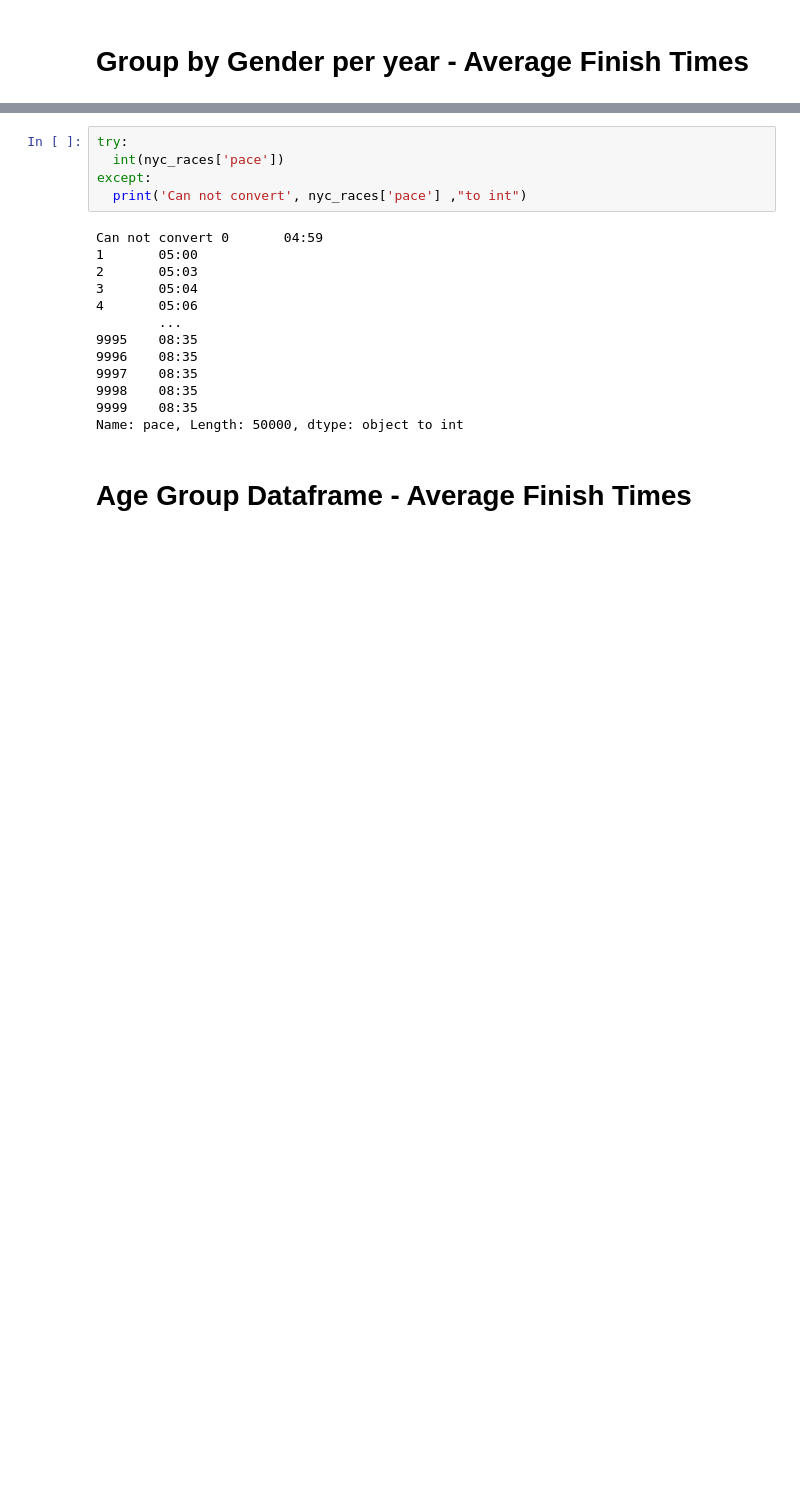
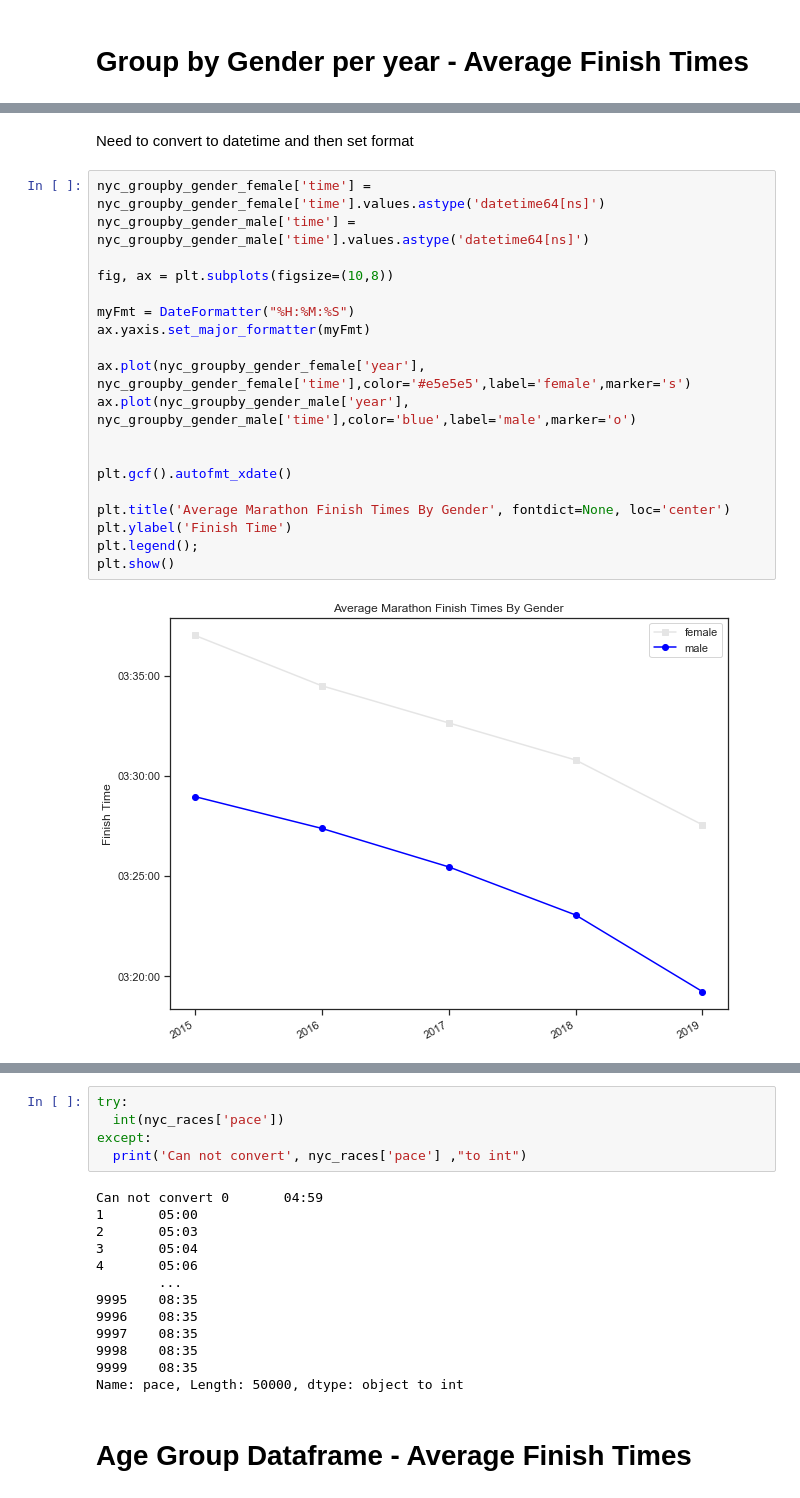
Before and after one commit to nmuldowney/nyc-marathon-capstone, a Jupyter notebook: notebooks/all_marathons_eda.ipynb, the cells around one changed output, grey strips where cells are left out. Saved outputs shown, nothing was run; the diff lists cells and outputs as text; blank space fills up the shorter version.

```diff
--- a/notebooks/all_marathons_eda.ipynb
+++ b/notebooks/all_marathons_eda.ipynb
@@ -204,0 +235,23 @@ dtype: object
+# %% [markdown]
+Need to convert to datetime and then set format
+# %%
+nyc_groupby_gender_female['time'] = nyc_groupby_gender_female['time'].values.astype('datetime64[ns]')
+nyc_groupby_gender_male['time'] = nyc_groupby_gender_male['time'].values.astype('datetime64[ns]')
+
+fig, ax = plt.subplots(figsize=(10,8))
+
+myFmt = DateFormatter("%H:%M:%S")
+ax.yaxis.set_major_formatter(myFmt)
+
+ax.plot(nyc_groupby_gender_female['year'], nyc_groupby_gender_female['time'],color='#e5e5e5',label='female',marker='s')
+ax.plot(nyc_groupby_gender_male['year'], nyc_groupby_gender_male['time'],color='blue',label='male',marker='o')
+
+
+plt.gcf().autofmt_xdate()
+
+plt.title('Average Marathon Finish Times By Gender', fontdict=None, loc='center')
+plt.ylabel('Finish Time')
+plt.legend();
+plt.show()
+# %% [output]
+[figure, added]
```
Also changed, not shown: parts of 19 cells of this notebook, 1 other file.
